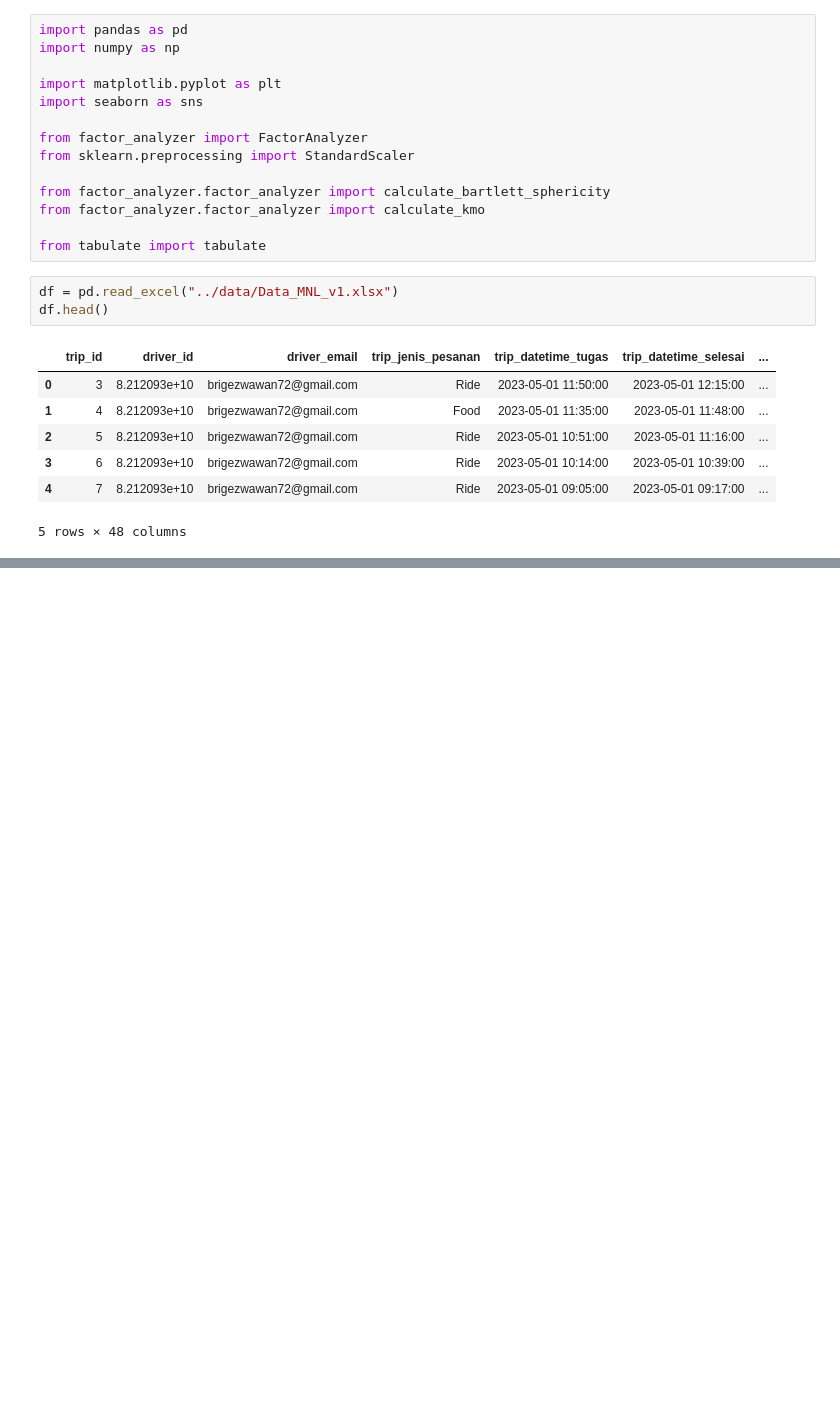
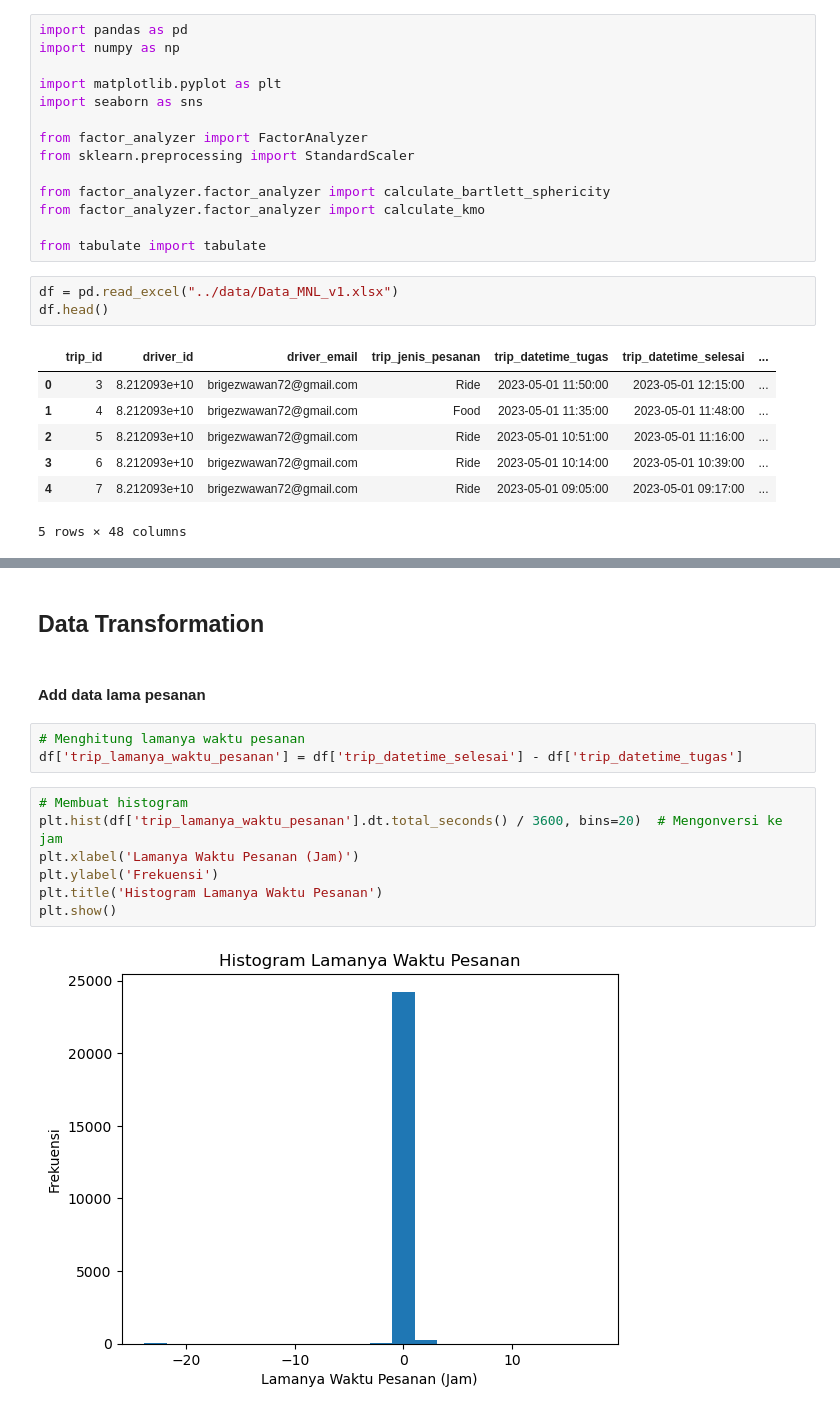
Before and after one commit to azwanazamuddin/location-choice-model, a Jupyter notebook: notebooks/pca_features.ipynb, the cells around one changed output, grey strips where cells are left out. Cells and saved outputs as stored; diff of their text form; blank space fills up the shorter version.

```diff
--- a/notebooks/pca_features.ipynb
+++ b/notebooks/pca_features.ipynb
@@ -25,0 +55,16 @@ df.head()
+# %% [markdown]
+## Data Transformation
+# %% [markdown]
+#### Add data lama pesanan
+# %%
+# Menghitung lamanya waktu pesanan
+df['trip_lamanya_waktu_pesanan'] = df['trip_datetime_selesai'] - df['trip_datetime_tugas']
+# %%
+# Membuat histogram
+plt.hist(df['trip_lamanya_waktu_pesanan'].dt.total_seconds() / 3600, bins=20)  # Mengonversi ke jam
+plt.xlabel('Lamanya Waktu Pesanan (Jam)')
+plt.ylabel('Frekuensi')
+plt.title('Histogram Lamanya Waktu Pesanan')
+plt.show()
+# %% [output]
+[figure, added]
```
Also changed, not shown: parts of 111 cells of this notebook, 7 other files.
